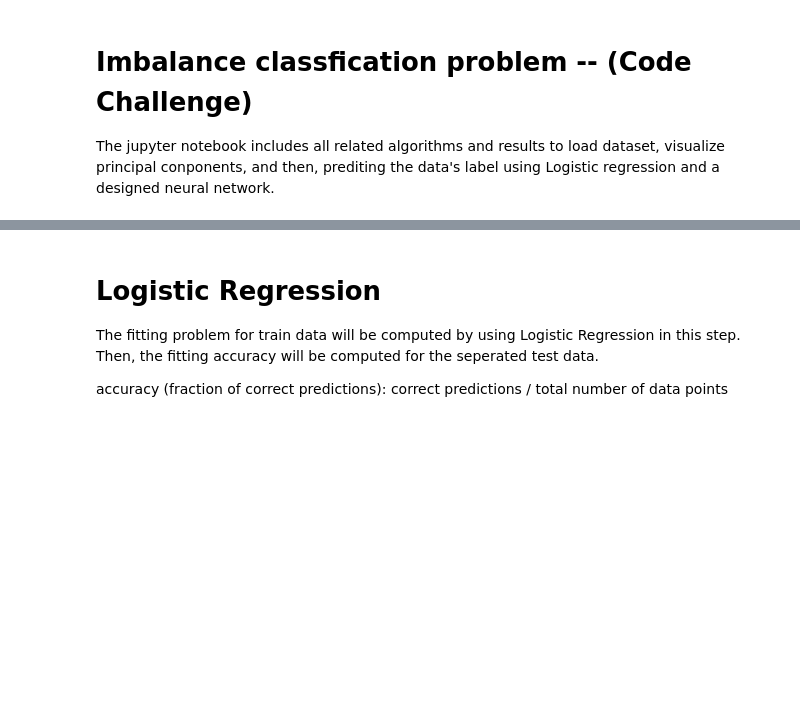
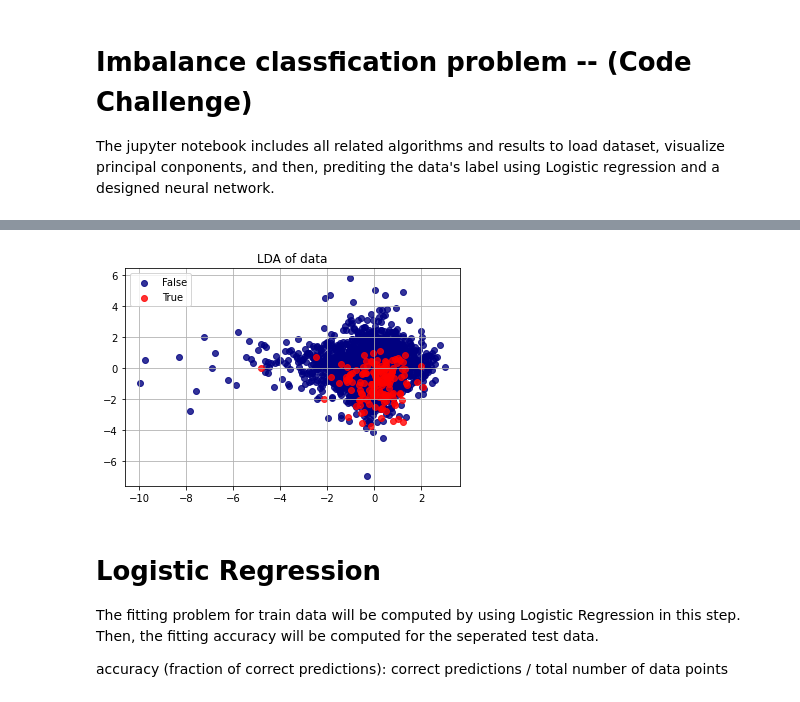
Before and after one commit to sa-nouri/Advanced-Deep-Learning, a Jupyter notebook: challenge_code/code.ipynb, the cells around one changed output, grey strips where cells are left out. Cells and saved outputs as stored; diff of their text form; code cells hidden in the pictures; blank space fills up the shorter version.

Commit message:
Add linear discriminant analysis

```diff
--- a/challenge_code/code.ipynb
+++ b/challenge_code/code.ipynb
@@ -8,13 +8,14 @@ import matplotlib.pyplot as plt
 from typing import List
 from sklearn.preprocessing import StandardScaler
 from sklearn.decomposition import PCA
+from sklearn.discriminant_analysis import LinearDiscriminantAnalysis
 from sklearn.linear_model import LogisticRegression
 from sklearn.model_selection import train_test_split
 
 
 NUM_PCA_COMPONENT: int = 2
 PCA_VARIANCE: np.float = 0.95
-
+NUM_LDA_COMPONENT: int = 2
 
 def get_data() -> List[pd.DataFrame]:
     input_train_data = pd.read_csv('train_x.csv')
@@ -37,7 +38,7 @@ def project_data(data: pd.DataFrame) -> pd.DataFrame:
     return principalDf, pca
 
 
-def visualize_data(final_df: pd.DataFrame):
+def visualize_data_pca(final_df: pd.DataFrame) -> plt.plot:
     fig = plt.figure(figsize = (8,8))
     ax = fig.add_subplot(1,1,1)
     ax.set_xlabel('Principal Component 1', fontsize = 15)
@@ -53,6 +54,26 @@ def visualize_data(final_df: pd.DataFrame):
                     s = 50)
     ax.legend(targets)
     ax.grid()
+
+
+def visualize_data_lda(input_train_data: pd.DataFrame, out_train_data: pd.DataFrame) -> plt.plot:
+    y = out_train_data.target
+    X = input_train_data
+    y.loc[4001] = y.loc[2] + 2
+    X.loc[4001] = input_train_data.loc[0] * 10
+
+    lda = LinearDiscriminantAnalysis(n_components=2)
+    X_r = lda.fit(X, y).transform(X)
+    colors = ['navy', 'red']
+    target_names = ['False', 'True']
+    plt.figure()
+    for color, i, target_name in zip(colors, [0, 1], target_names):
+        plt.scatter(X_r[y == i, 0], X_r[y == i, 1], alpha=.8, color=color,
+                    label=target_name)
+    plt.legend(loc='best', shadow=False, scatterpoints=1)
+    plt.title('LDA of data')
+    plt.grid()
+    plt.show()
 # %% [markdown]
 # Visualize Principal Components
 In this step, the train data and test data will be loaded, then, they shoudl be normalized in order to avoid any problem in not only learning phase but also in computing principal components. Eventually, they data will be shown by considering principal components.
@@ -79,3 +106,7 @@ test_ = pca.transform(in_test)
+# %%
+visualize_data_lda(input_train_data, out_train_data)
+# %% [output]
+[figure, added]
 # %% [markdown]
 # Logistic Regression
 The fitting problem for train data will be computed by using Logistic Regression in this step. Then, the fitting accuracy will be computed for the seperated test data.
```
Also changed, not shown: parts of 5 cells of this notebook.
